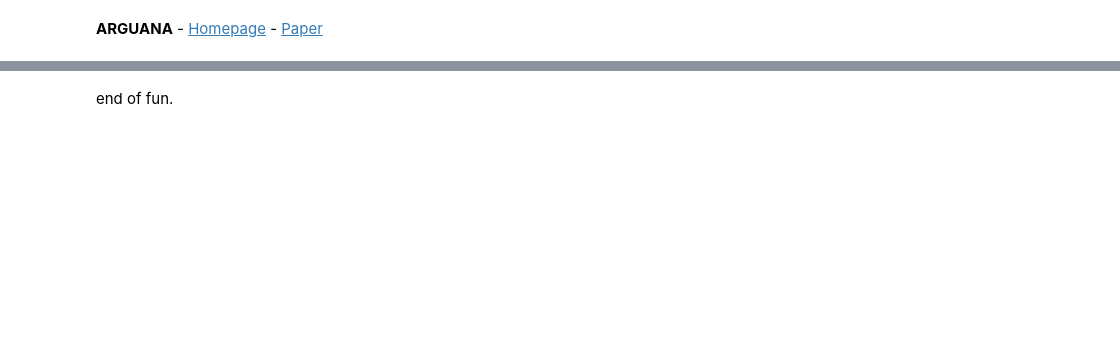
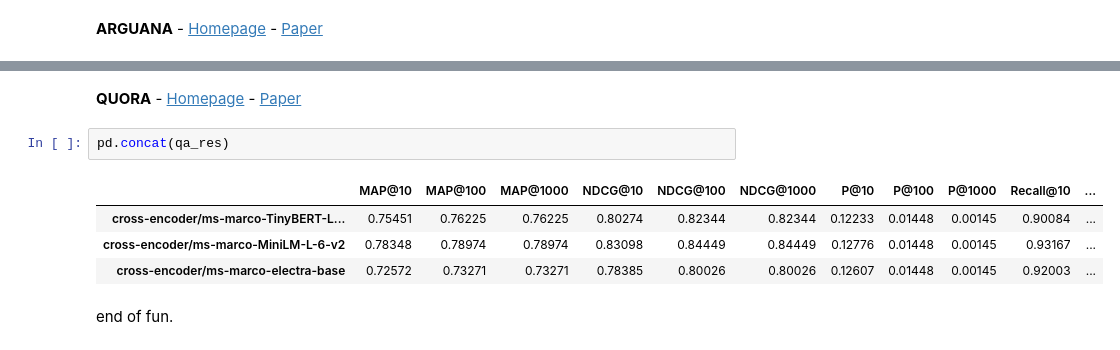
Before and after one commit to alpers/ir, a Jupyter notebook: experiments/reranking_others.ipynb, the cells around one changed output, grey strips where cells are left out. Drawn from its saved outputs; the diff is of its cells as text; blank space fills up the shorter version.

Commit message:
add new datasets

```diff
--- a/experiments/reranking_others.ipynb
+++ b/experiments/reranking_others.ipynb
@@ -257,2 +194,11 @@ pd.concat(fq_res)
+# %% [markdown]
+**QUORA** - [Homepage](https://quoradata.quora.com/First-Quora-Dataset-Release-Question-Pairs) - [Paper](https://arxiv.org/abs/1907.01041)
+# %%
+pd.concat(qa_res)
+# %% [output]
+|  | MAP@10 | MAP@100 | MAP@1000 | NDCG@10 | NDCG@100 | NDCG@1000 | P@10 | P@100 | P@1000 | Recall@10 | ... |
+| cross-encoder/ms-marco-TinyBERT-L... | 0.75451 | 0.76225 | 0.76225 | 0.80274 | 0.82344 | 0.82344 | 0.12233 | 0.01448 | 0.00145 | 0.90084 | ... |
+| cross-encoder/ms-marco-MiniLM-L-6-v2 | 0.78348 | 0.78974 | 0.78974 | 0.83098 | 0.84449 | 0.84449 | 0.12776 | 0.01448 | 0.00145 | 0.93167 | ... |
+| cross-encoder/ms-marco-electra-base | 0.72572 | 0.73271 | 0.73271 | 0.78385 | 0.80026 | 0.80026 | 0.12607 | 0.01448 | 0.00145 | 0.92003 | ... |
 # %% [markdown]
 end of fun.
```
Also changed, not shown: parts of 15 cells of this notebook, 3 other files.
